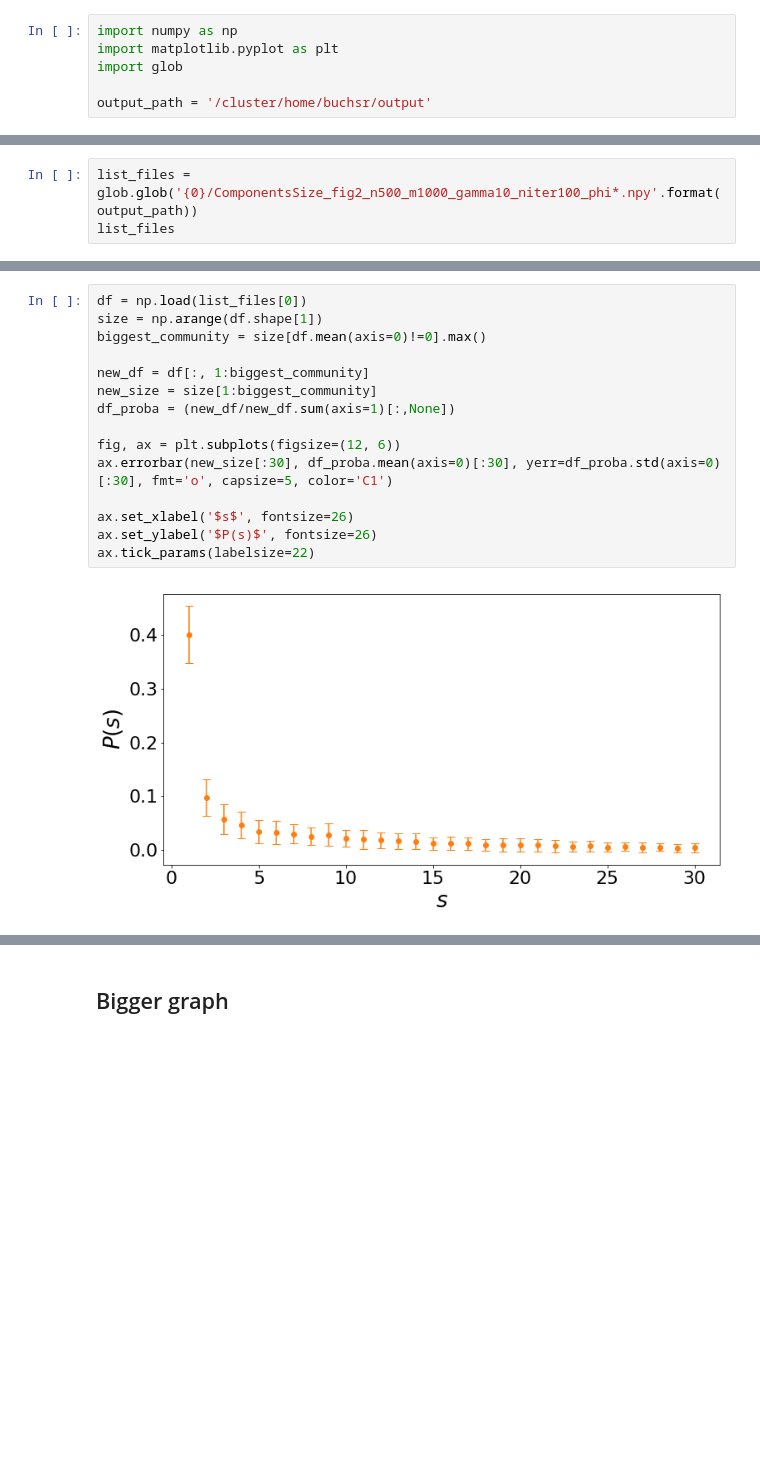
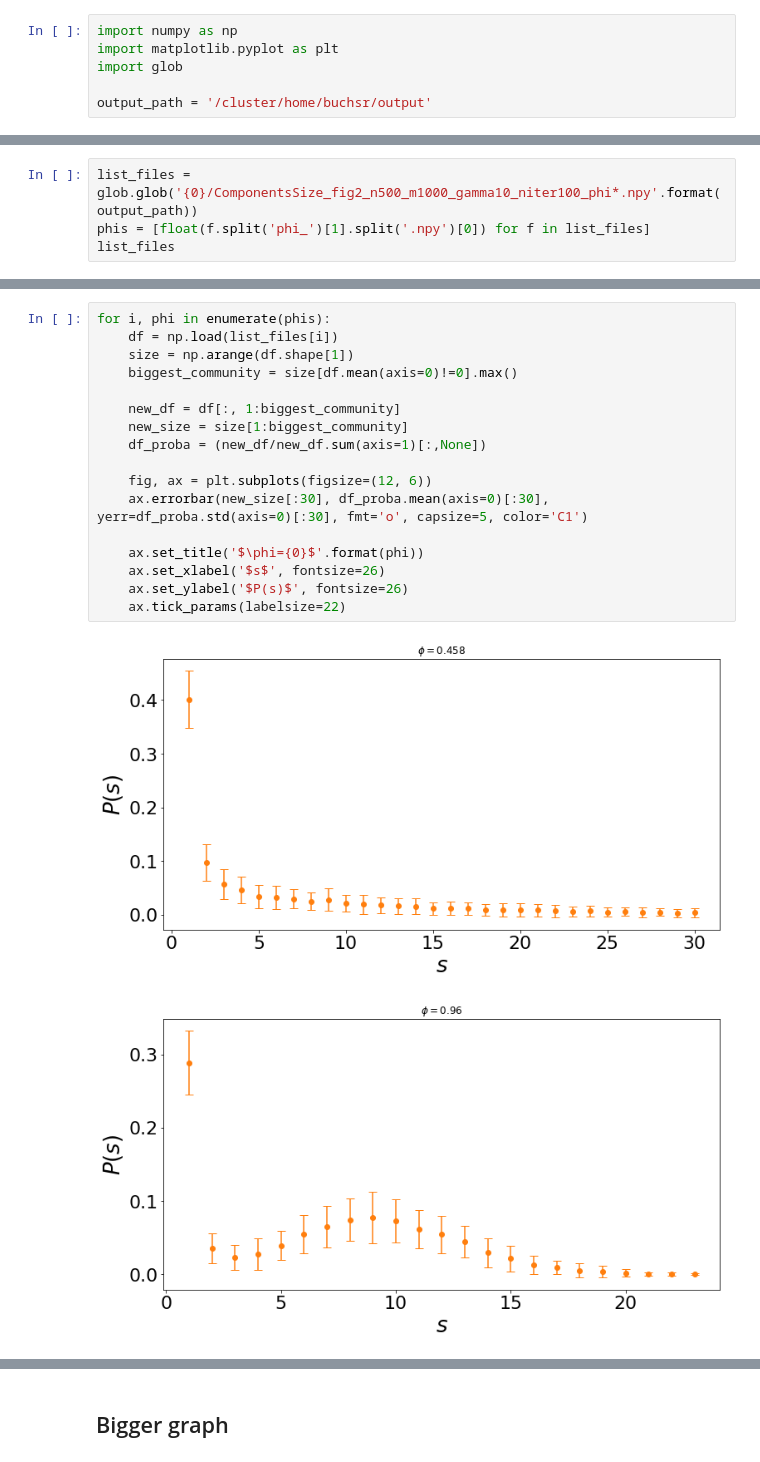
Before and after one commit to rbuchs/opinion-formation, a Jupyter notebook: code/Treat_data.ipynb, the cells around one changed output, grey strips where cells are left out. Drawn from its saved outputs; the diff is of its cells as text; blank space fills up the shorter version.

```diff
--- a/code/Treat_data.ipynb
+++ b/code/Treat_data.ipynb
@@ -9,5 +9,6 @@ output_path = '/cluster/home/buchsr/output'
 # %%
 list_files = glob.glob('{0}/ComponentsSize_fig2_n500_m1000_gamma10_niter100_phi*.npy'.format(output_path))
+phis = [float(f.split('phi_')[1].split('.npy')[0]) for f in list_files]
 list_files
 # %% [output]
 ['/cluster/home/buchsr/output/ComponentsSize_fig2_n500_m1000_gamma10_niter100_phi_0.458.npy',
@@ -15,17 +17,20 @@ list_files
 # %%
-df = np.load(list_files[0])
-size = np.arange(df.shape[1])
-biggest_community = size[df.mean(axis=0)!=0].max()
+for i, phi in enumerate(phis):
+    df = np.load(list_files[i])
+    size = np.arange(df.shape[1])
+    biggest_community = size[df.mean(axis=0)!=0].max()
 
-new_df = df[:, 1:biggest_community]
-new_size = size[1:biggest_community]
-df_proba = (new_df/new_df.sum(axis=1)[:,None])
+    new_df = df[:, 1:biggest_community]
+    new_size = size[1:biggest_community]
+    df_proba = (new_df/new_df.sum(axis=1)[:,None])
 
-fig, ax = plt.subplots(figsize=(12, 6))
-ax.errorbar(new_size[:30], df_proba.mean(axis=0)[:30], yerr=df_proba.std(axis=0)[:30], fmt='o', capsize=5, color='C1')
+    fig, ax = plt.subplots(figsize=(12, 6))
+    ax.errorbar(new_size[:30], df_proba.mean(axis=0)[:30], yerr=df_proba.std(axis=0)[:30], fmt='o', capsize=5, color='C1')
 
-ax.set_xlabel('$s$', fontsize=26)
-ax.set_ylabel('$P(s)$', fontsize=26)
-ax.tick_params(labelsize=22)
+    ax.set_title('$\phi={0}$'.format(phi))
+    ax.set_xlabel('$s$', fontsize=26)
+    ax.set_ylabel('$P(s)$', fontsize=26)
+    ax.tick_params(labelsize=22)
 # %% [output]
-[figure, old version]
+[figure, new version]
+[figure, added]
```
Also changed, not shown: parts of 4 cells of this notebook, 12 other files.
